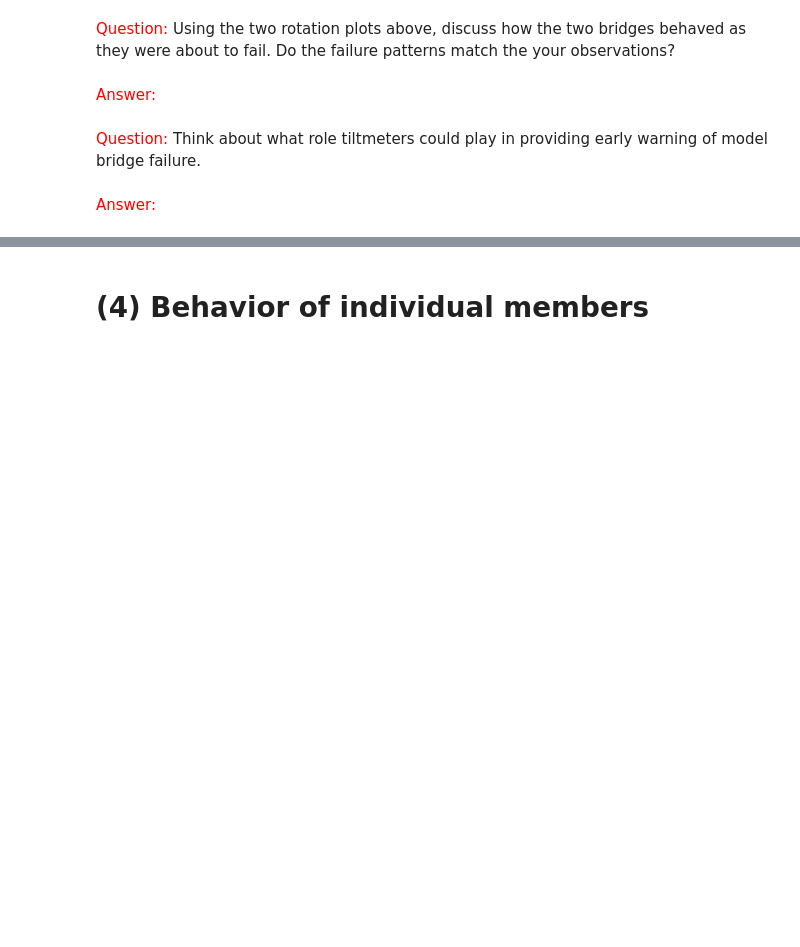
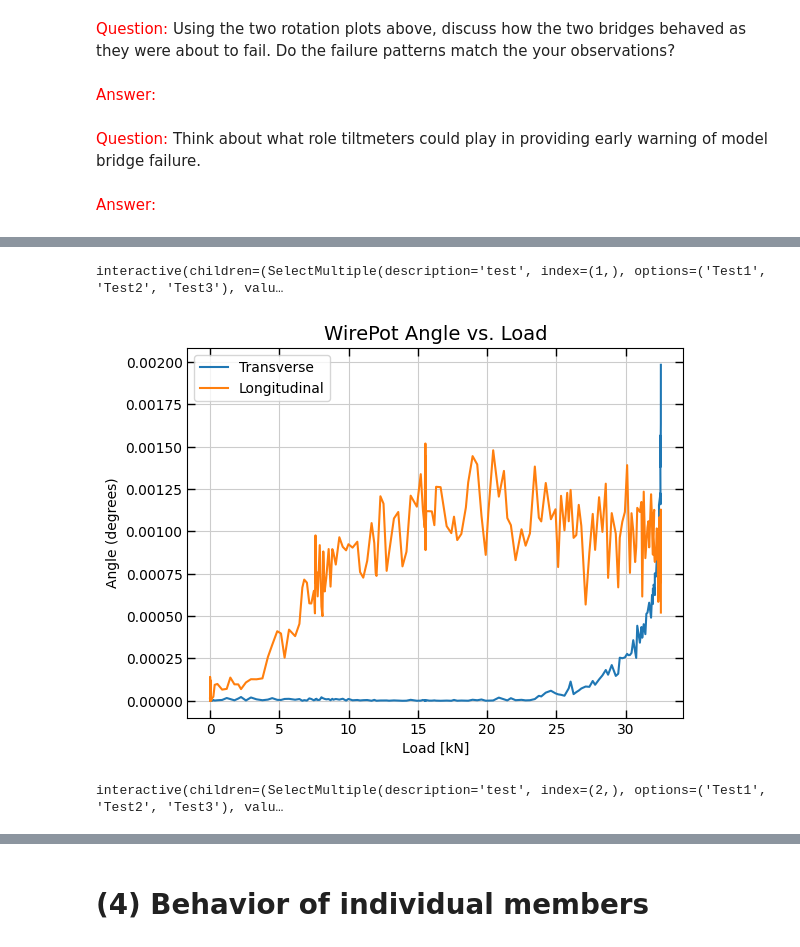
Before and after one commit to UCB-CE170a/Fall2023, a Jupyter notebook: Homework/Homework2/170a_Fall23_Hw2.ipynb, the cells around one changed output, grey strips where cells are left out. Saved outputs shown, nothing was run; the diff lists cells and outputs as text; code cells hidden in the pictures; blank space fills up the shorter version.

```diff
--- a/Homework/Homework2/170a_Fall23_Hw2.ipynb
+++ b/Homework/Homework2/170a_Fall23_Hw2.ipynb
@@ -277,0 +530,79 @@ ax.set_title('Bridge 2: Double-Angle', fontsize = 14)
+# %%
+# Load appropriate information
+test_widget.value = ('Test2',)
+sensor_widget.value = 'WirePotData'
+data_widget.value = ('WirePot1 [m].csv', 'WirePot2 [m].csv', 'WirePot3 [m].csv', 'WirePot4 [m].csv',)
+xValue.value = "Load [kN]"
+plot.value = True
+peak.value = True
+
+# Call new manual interact
+testInteract = interact_manual(plottingData,
+                               test=test_widget,
+                               sensor=sensor_widget,
+                               data=data_widget,
+                               xAxisData = xValue,
+                               plotData = plot,
+                               peakEnd=peak)
+# %% [output]
+interactive(children=(SelectMultiple(description='test', index=(1,), options=('Test1', 'Test2', 'Test3'), valu…
+# %%
+T1WPData = dataDFs
+dT = 0.25
+dL = 0.10
+angleTs = []
+angleLs = []
+for i in range(0,len(T1WPData[0])):
+  wp1 = np.array([0,0,T1WPData[0].iloc[i,1]])
+  wp2 = np.array([0,dT,T1WPData[1].iloc[i,1]])
+  wp3 = np.array([dL,dT,T1WPData[2].iloc[i,1]])
+  wp4 = np.array([dL,0,T1WPData[3].iloc[i,1]])
+  a1,b1,c1 = np.cross(wp3-wp1,wp2-wp1)
+  a2,b2,c2 = np.cross(wp4-wp1,wp3-wp1)
+  a3,b3,c3 = np.cross(wp4-wp2,wp3-wp2)
+  a4,b4,c4 = np.cross(wp4-wp1,wp2-wp1)
+  normal = np.array([np.mean([a1,a2,a3,a4]),np.mean([b1,b2,b3,b4]),np.mean([c1,c2,c3,c4])])
+  normalT = normal*np.array([0,1,1])
+  normalL = normal*np.array([1,0,1])
+  angleT= (180/np.pi)*np.cos(np.dot(normalT,np.array([0,0,1]))/np.linalg.norm(normalT))
+  angleL= (180/np.pi)*np.cos(np.dot(normalL,np.array([0,0,1]))/np.linalg.norm(normalL))
+  angleTs.append(angleT)
+  angleLs.append(angleL)
+
+angleTs = angleTs - angleTs[0]
+angleLs = angleLs - angleLs[0]
+fig = plt.figure()
+ax = fig.gca()
+plt.plot(T1WPData[0].iloc[:,0],angleTs)
+plt.plot(T1WPData[0].iloc[:,0],angleLs)
+plt.xlabel("Load [kN]")
+plt.ylabel("Angle (degrees)")
+ax.grid(color = [0.8, 0.8, 0.8], which = 'major')
+ax.xaxis.set_ticks_position('both')
+ax.yaxis.set_ticks_position('both')
+ax.tick_params(direction="in", which = 'major', length = 6, width = 1)
+ax.tick_params(direction="in", which = 'minor', length = 3, width = 0.6)
+ax.set_title('WirePot Angle vs. Load', fontsize = 14)
+plt.legend(["Transverse","Longitudinal"])
+plt.show()
+# %% [output]
+[figure, added]
+# %%
+# Load appropriate information
+test_widget.value = ('Test3',)
+sensor_widget.value = 'WirePotData'
+data_widget.value = ('WirePot1 [m].csv', 'WirePot2 [m].csv', 'WirePot3 [m].csv', 'WirePot4 [m].csv',)
+xValue.value = "Load [kN]"
+plot.value = True
+peak.value = True
+
+# Call new manual interact
+testInteract = interact_manual(plottingData,
+                               test=test_widget,
+                               sensor=sensor_widget,
+                               data=data_widget,
+                               xAxisData = xValue,
+                               plotData = plot,
+                               peakEnd=peak)
+# %% [output]
+interactive(children=(SelectMultiple(description='test', index=(2,), options=('Test1', 'Test2', 'Test3'), valu…
```
Also changed, not shown: parts of 52 cells of this notebook.
